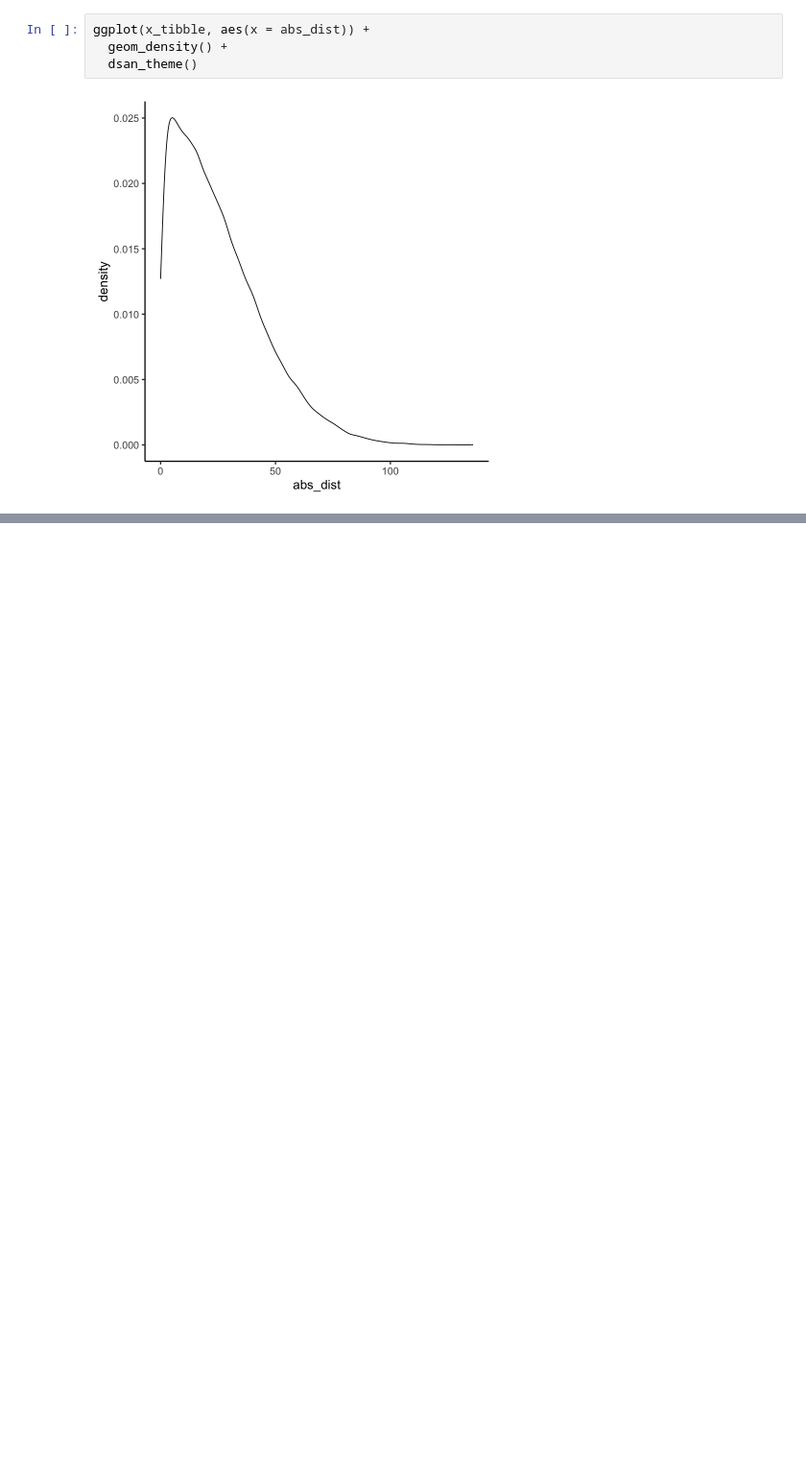
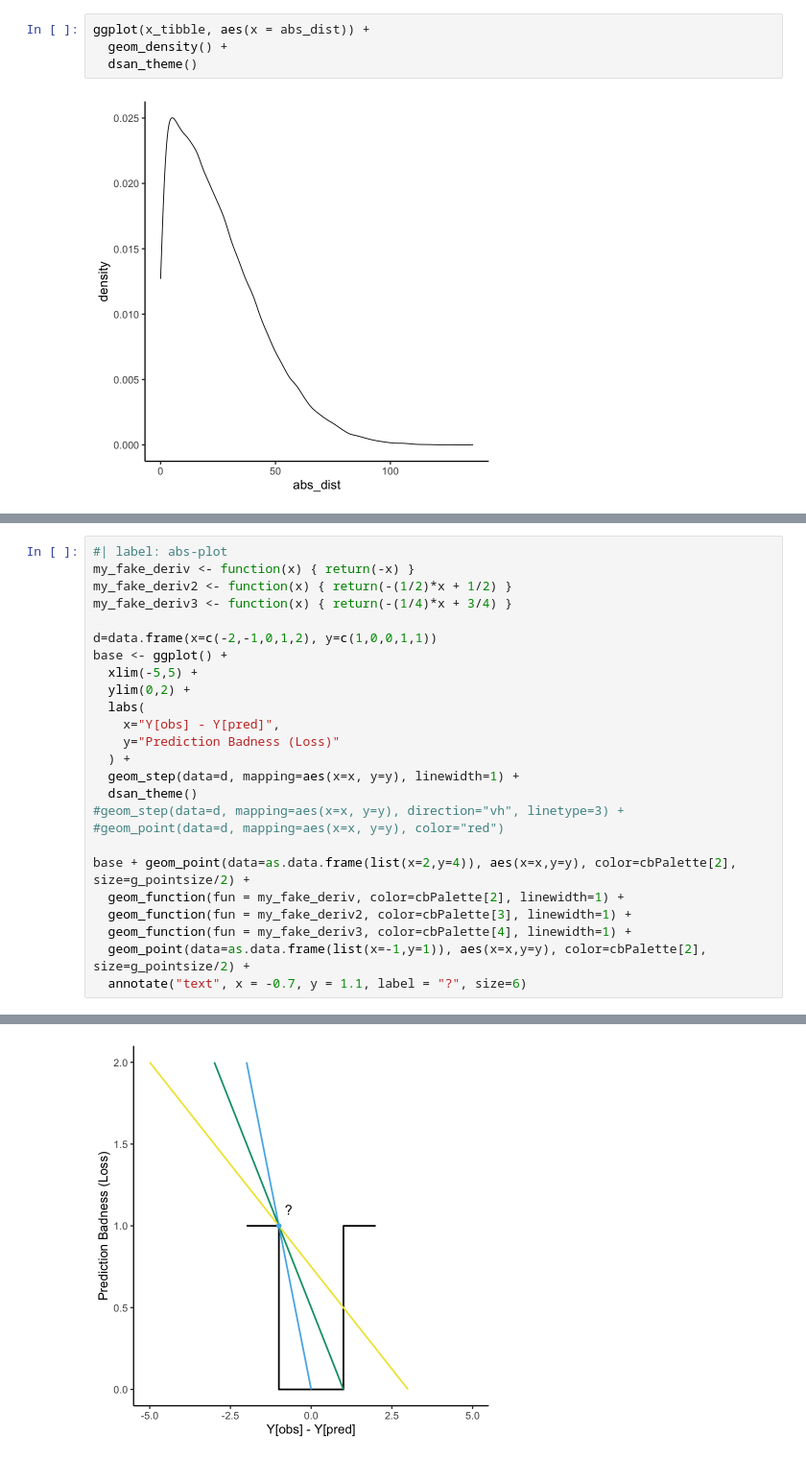
Before and after one commit to jpowerj/2023-fall-dsan5100, a Jupyter notebook: writeups/lab-4-prep/DSAN5100_Lab_4_Prep.ipynb, the cells around one changed output, grey strips where cells are left out. Shown at 96% size. Drawn from its saved outputs; the diff is of its cells as text; blank space fills up the shorter version.

```diff
--- a/writeups/lab-4-prep/DSAN5100_Lab_4_Prep.ipynb
+++ b/writeups/lab-4-prep/DSAN5100_Lab_4_Prep.ipynb
@@ -566,0 +599,26 @@ ggplot(x_tibble, aes(x = abs_dist)) +
+# %%
+#| label: abs-plot
+my_fake_deriv <- function(x) { return(-x) }
+my_fake_deriv2 <- function(x) { return(-(1/2)*x + 1/2) }
+my_fake_deriv3 <- function(x) { return(-(1/4)*x + 3/4) }
+
+d=data.frame(x=c(-2,-1,0,1,2), y=c(1,0,0,1,1))
+base <- ggplot() +
+  xlim(-5,5) +
+  ylim(0,2) +
+  labs(
+    x="Y[obs] - Y[pred]",
+    y="Prediction Badness (Loss)"
+  ) +
+  geom_step(data=d, mapping=aes(x=x, y=y), linewidth=1) +
+  dsan_theme()
+#geom_step(data=d, mapping=aes(x=x, y=y), direction="vh", linetype=3) +
+#geom_point(data=d, mapping=aes(x=x, y=y), color="red")
+
+base + geom_point(data=as.data.frame(list(x=2,y=4)), aes(x=x,y=y), color=cbPalette[2], size=g_pointsize/2) +
+  geom_function(fun = my_fake_deriv, color=cbPalette[2], linewidth=1) +
+  geom_function(fun = my_fake_deriv2, color=cbPalette[3], linewidth=1) +
+  geom_function(fun = my_fake_deriv3, color=cbPalette[4], linewidth=1) +
+  geom_point(data=as.data.frame(list(x=-1,y=1)), aes(x=x,y=y), color=cbPalette[2], size=g_pointsize/2) +
+  annotate("text", x = -0.7, y = 1.1, label = "?", size=6)
+# %% [output]
@@ -566,0 +633 @@ ggplot(x_tibble, aes(x = abs_dist)) +
+[figure, added]
```
Also changed, not shown: parts of 8 cells of this notebook, 7 other files.
